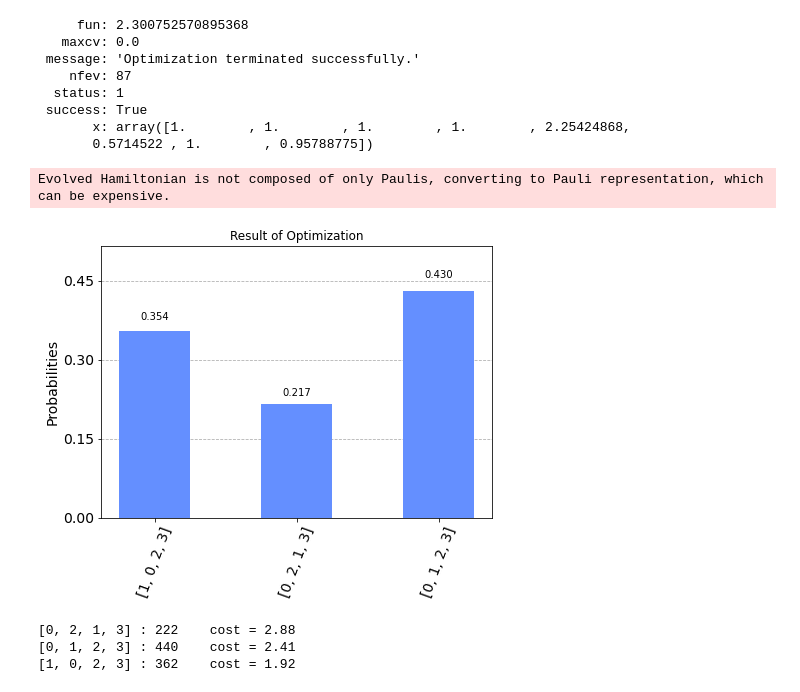
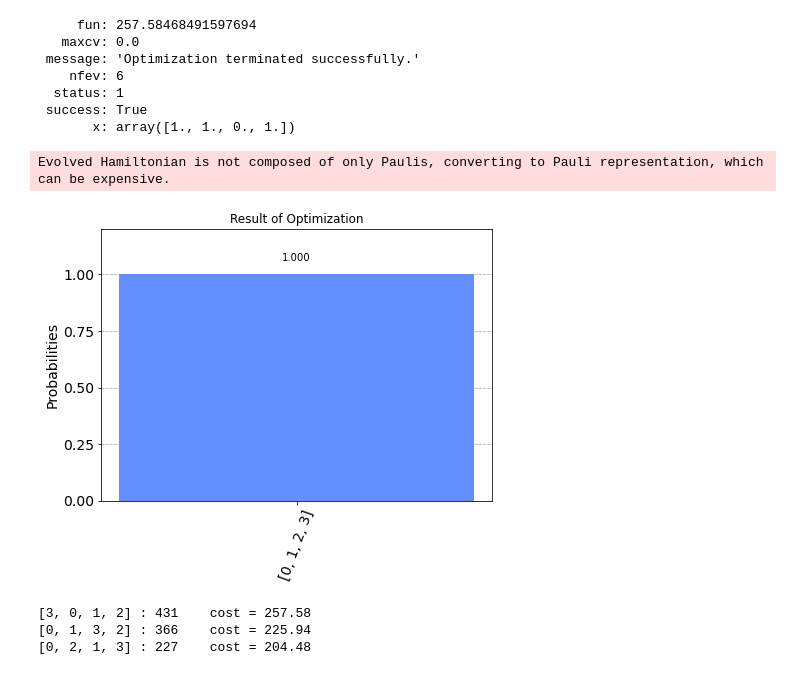
Before and after one commit to simondobers/quantum_alternating_operator, a Jupyter notebook: TSP.ipynb, the cells around one changed output. Cells and saved outputs as stored; diff of their text form; code cells hidden in the pictures.

```diff
--- a/TSP.ipynb
+++ b/TSP.ipynb
@@ -15,9 +16,10 @@ plot_tsp_graph(G)
 # %%
-reps = 2
-expectation = get_expectation(G,reps,shots=512)
+reps = 1
+expectation = get_expectation(G,reps,shots=1024)
 
 res = minimize(expectation,
-                      [1. for _ in range(reps*4)],
-                      method='COBYLA')
+               [1 for _ in range(reps*4)] ,
+                      method='COBYLA',
+                      options = {'tol' : 5,'disp' : True})
 # %% [output]
 Evolved Hamiltonian is not composed of only Paulis, converting to Pauli representation, which can be expensive.
@@ -40,29 +29,28 @@ Evolved Hamiltonian is not composed of only Paulis, converting to Pauli represen
 # %%
 res
 # %% [output]
-     fun: 2.300752570895368
+     fun: 257.58468491597694
    maxcv: 0.0
  message: 'Optimization terminated successfully.'
-    nfev: 87
+    nfev: 6
   status: 1
  success: True
-       x: array([1.        , 1.        , 1.        , 1.        , 2.25424868,
-       0.5714522 , 1.        , 0.95788775])
+       x: array([1., 1., 0., 1.])
 # %%
-fig,counts = analyse_result(G,res.x,transform_labels_to_path=True)
+fig,counts = analyse_result(G,res.x,transform_labels_to_path=True,filter_unique_path=False)
 fig
 # %% [output]
 Evolved Hamiltonian is not composed of only Paulis, converting to Pauli representation, which can be expensive.
-[figure, old version]
+[figure, new version]
 # %%
 for key, val in counts.items():
     if val>1:
         path = bitstring_to_path(key)
         print(path,':', val , f"   cost = {round(cost(G,path),2)}")
 # %% [output]
-[0, 2, 1, 3] : 222    cost = 2.88
-[0, 1, 2, 3] : 440    cost = 2.41
-[1, 0, 2, 3] : 362    cost = 1.92
+[3, 0, 1, 2] : 431    cost = 257.58
+[0, 1, 3, 2] : 366    cost = 225.94
+[0, 2, 1, 3] : 227    cost = 204.48
 # %%
 from itertools import permutations
 for p in permutations([0,1,2,3]):
```
Also changed, not shown: parts of 15 cells of this notebook, 2 other files.
